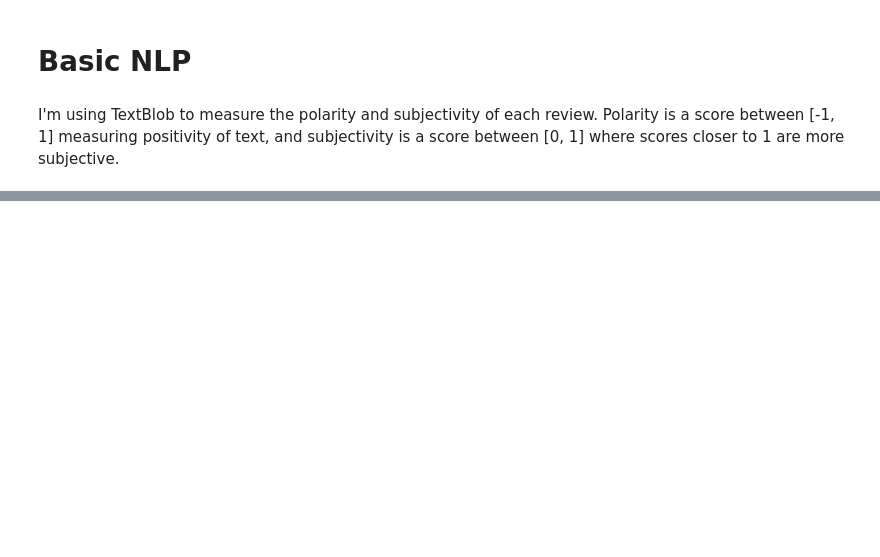
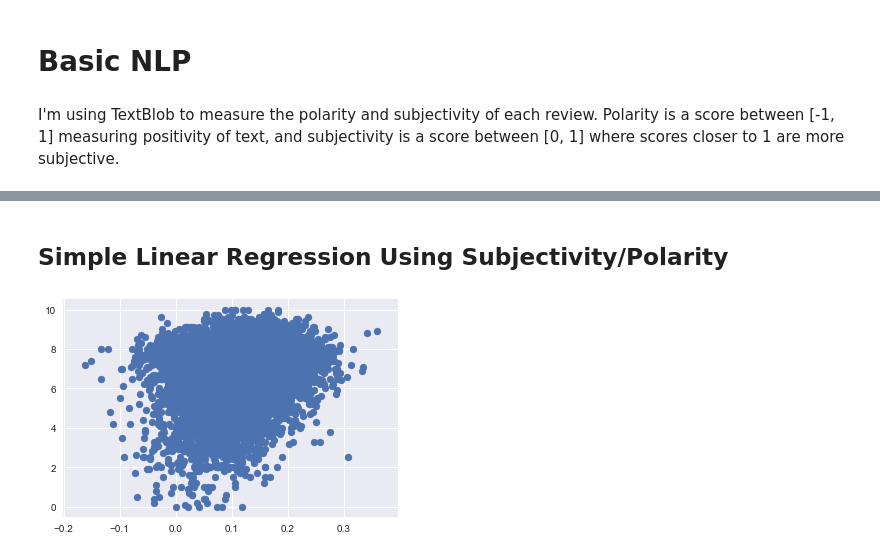
Before and after one commit to andrewjbashford/GalvanizeCapstone, a Jupyter notebook: EDA.ipynb, the cells around one changed output, grey strips where cells are left out. Cells and saved outputs as stored; diff of their text form; code cells hidden in the pictures; blank space fills up the shorter version.

```diff
--- a/EDA.ipynb
+++ b/EDA.ipynb
@@ -374,0 +382,7 @@ plt.tight_layout()
+# %% [markdown]
+## Simple Linear Regression Using Subjectivity/Polarity
+# %%
+plt.scatter(df_new['polarity'], df_new['score'])
+plt.show()
+# %% [output]
+[figure, added]
```
Also changed, not shown: parts of 24 cells of this notebook, 2 other files.
